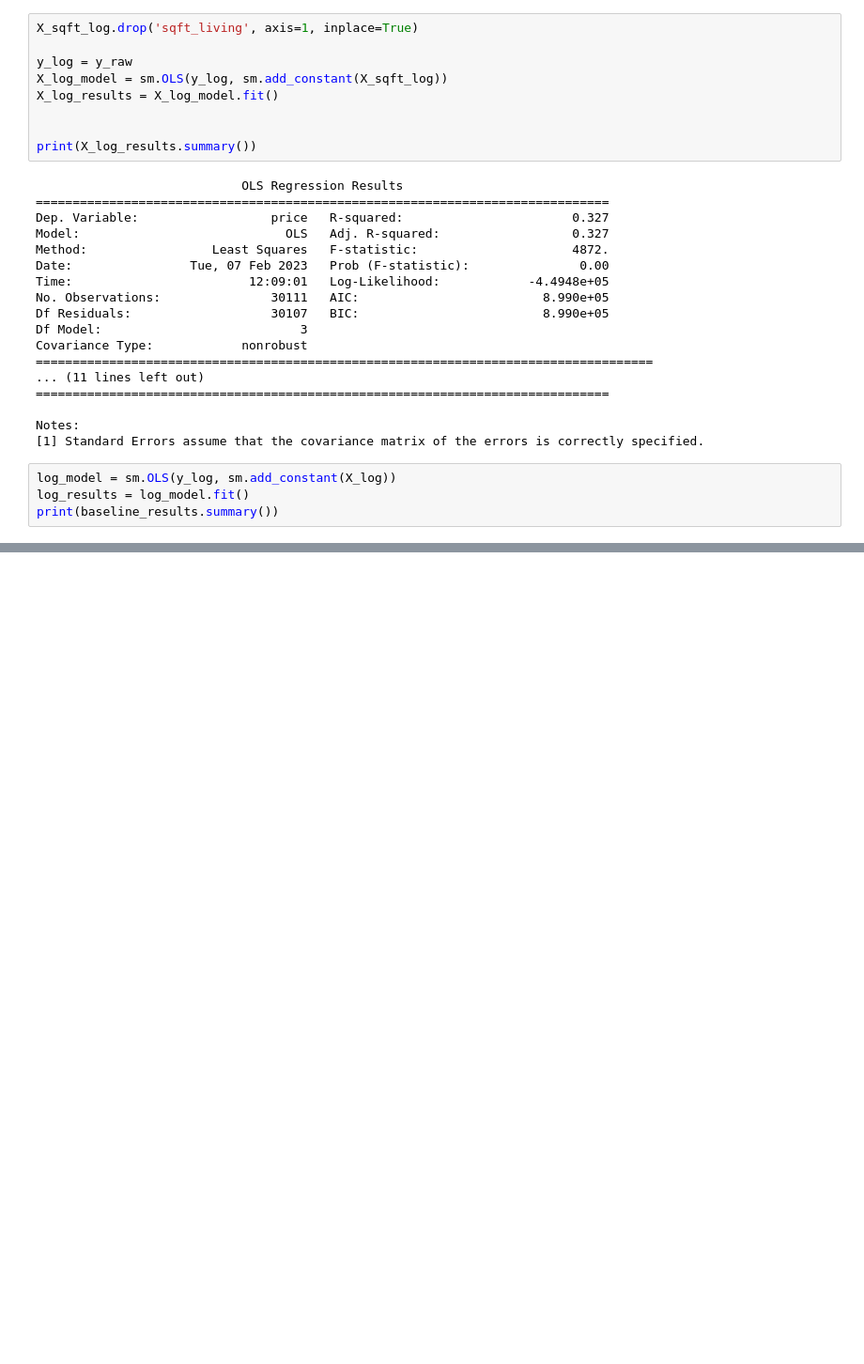
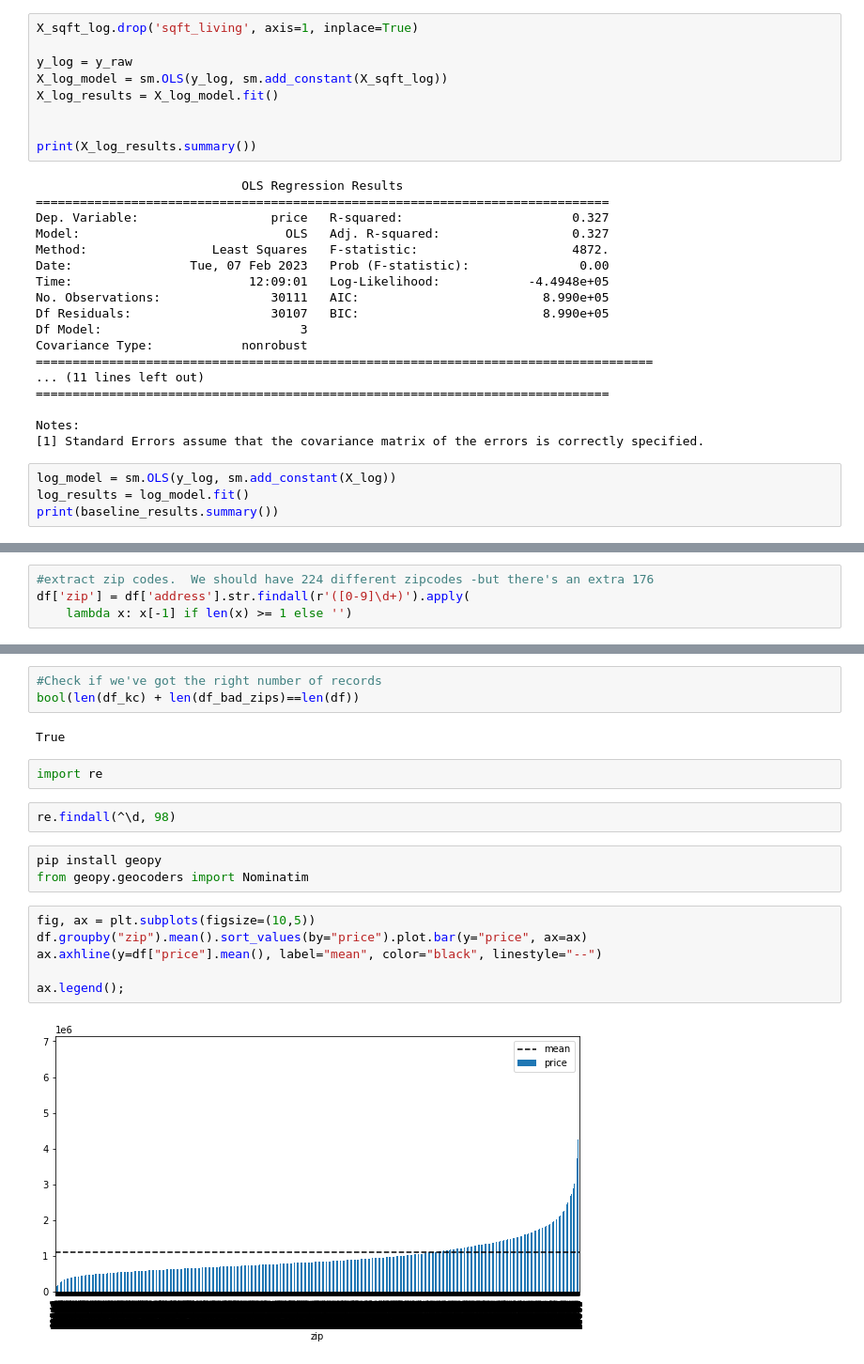
Before and after one commit to slowings/phase2-project, a Jupyter notebook: student.ipynb, the cells around one changed output, grey strips where cells are left out. Shown at 94% size. Saved outputs shown, nothing was run; the diff lists cells and outputs as text; blank space fills up the shorter version.

```diff
--- a/student.ipynb
+++ b/student.ipynb
@@ -538,0 +549,4 @@ print(baseline_results.summary())
+# %%
+#extract zip codes.  We should have 224 different zipcodes -but there's an extra 176
+df['zip'] = df['address'].str.findall(r'([0-9]\d+)').apply(
+    lambda x: x[-1] if len(x) >= 1 else '')
@@ -538,0 +607,20 @@ print(baseline_results.summary())
+# %%
+#Check if we've got the right number of records
+bool(len(df_kc) + len(df_bad_zips)==len(df))
+# %% [output]
+True
+# %%
+import re
+# %%
+re.findall(^\d, 98)
+# %%
+pip install geopy
+from geopy.geocoders import Nominatim
+# %%
+fig, ax = plt.subplots(figsize=(10,5))
+df.groupby("zip").mean().sort_values(by="price").plot.bar(y="price", ax=ax)
+ax.axhline(y=df["price"].mean(), label="mean", color="black", linestyle="--")
+
+ax.legend();
+# %% [output]
+[figure, added]
```
Also changed, not shown: parts of 10 cells of this notebook.
